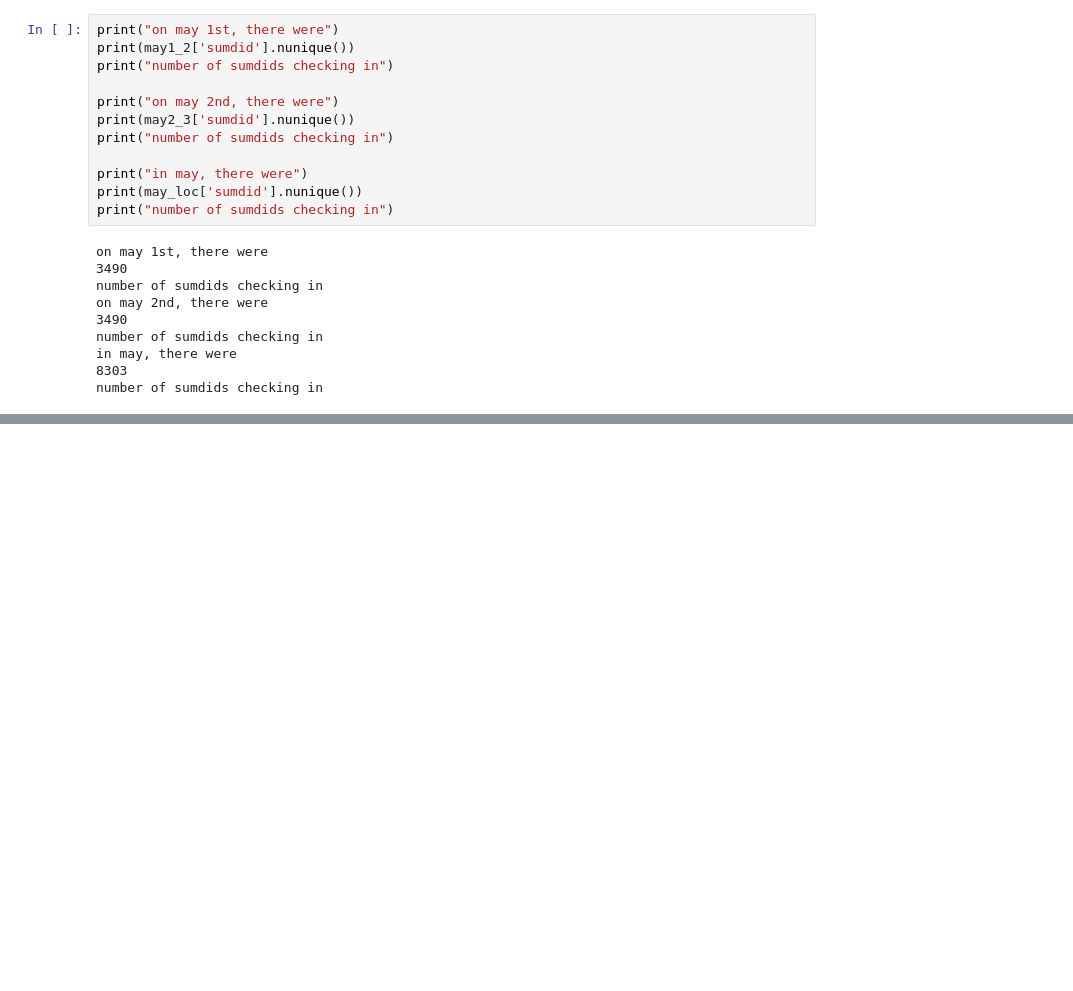
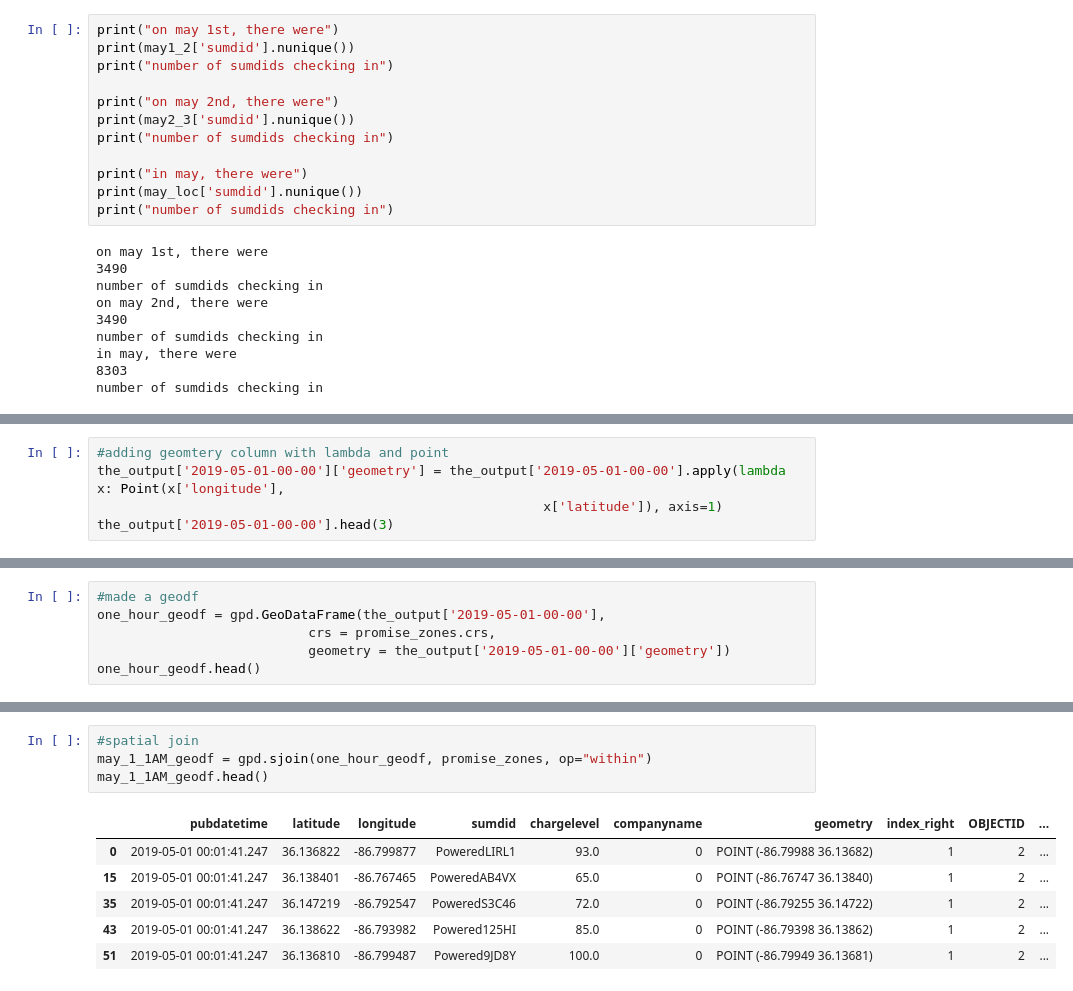
Before and after one commit to derektprice/mapping_scooters_nashville_python, a Jupyter notebook: notebooks/eda_scootin_thru_data.ipynb, the cells around one changed output, grey strips where cells are left out. Saved outputs shown, nothing was run; the diff lists cells and outputs as text; blank space fills up the shorter version.

```diff
--- a/notebooks/eda_scootin_thru_data.ipynb
+++ b/notebooks/eda_scootin_thru_data.ipynb
@@ -228,0 +255,5 @@ print(the_output['2019-05-01'])
+# %%
+#adding geomtery column with lambda and point
+the_output['2019-05-01-00-00']['geometry'] = the_output['2019-05-01-00-00'].apply(lambda x: Point(x['longitude'],
+                                                         x['latitude']), axis=1)
+the_output['2019-05-01-00-00'].head(3)
@@ -228,0 +270,6 @@ print(the_output['2019-05-01'])
+# %%
+#made a geodf
+one_hour_geodf = gpd.GeoDataFrame(the_output['2019-05-01-00-00'],
+                           crs = promise_zones.crs,
+                           geometry = the_output['2019-05-01-00-00']['geometry'])
+one_hour_geodf.head()
@@ -228,0 +283,11 @@ print(the_output['2019-05-01'])
+# %%
+#spatial join
+may_1_1AM_geodf = gpd.sjoin(one_hour_geodf, promise_zones, op="within")
+may_1_1AM_geodf.head()
+# %% [output]
+|  | pubdatetime | latitude | longitude | sumdid | chargelevel | companyname | geometry | index_right | OBJECTID | ... |
+| 0 | 2019-05-01 00:01:41.247 | 36.136822 | -86.799877 | PoweredLIRL1 | 93.0 | 0 | POINT (-86.79988 36.13682) | 1 | 2 | ... |
+| 15 | 2019-05-01 00:01:41.247 | 36.138401 | -86.767465 | PoweredAB4VX | 65.0 | 0 | POINT (-86.76747 36.13840) | 1 | 2 | ... |
+| 35 | 2019-05-01 00:01:41.247 | 36.147219 | -86.792547 | PoweredS3C46 | 72.0 | 0 | POINT (-86.79255 36.14722) | 1 | 2 | ... |
+| 43 | 2019-05-01 00:01:41.247 | 36.138622 | -86.793982 | Powered125HI | 85.0 | 0 | POINT (-86.79398 36.13862) | 1 | 2 | ... |
+| 51 | 2019-05-01 00:01:41.247 | 36.136810 | -86.799487 | Powered9JD8Y | 100.0 | 0 | POINT (-86.79949 36.13681) | 1 | 2 | ... |
```
Also changed, not shown: parts of 13 cells of this notebook.
